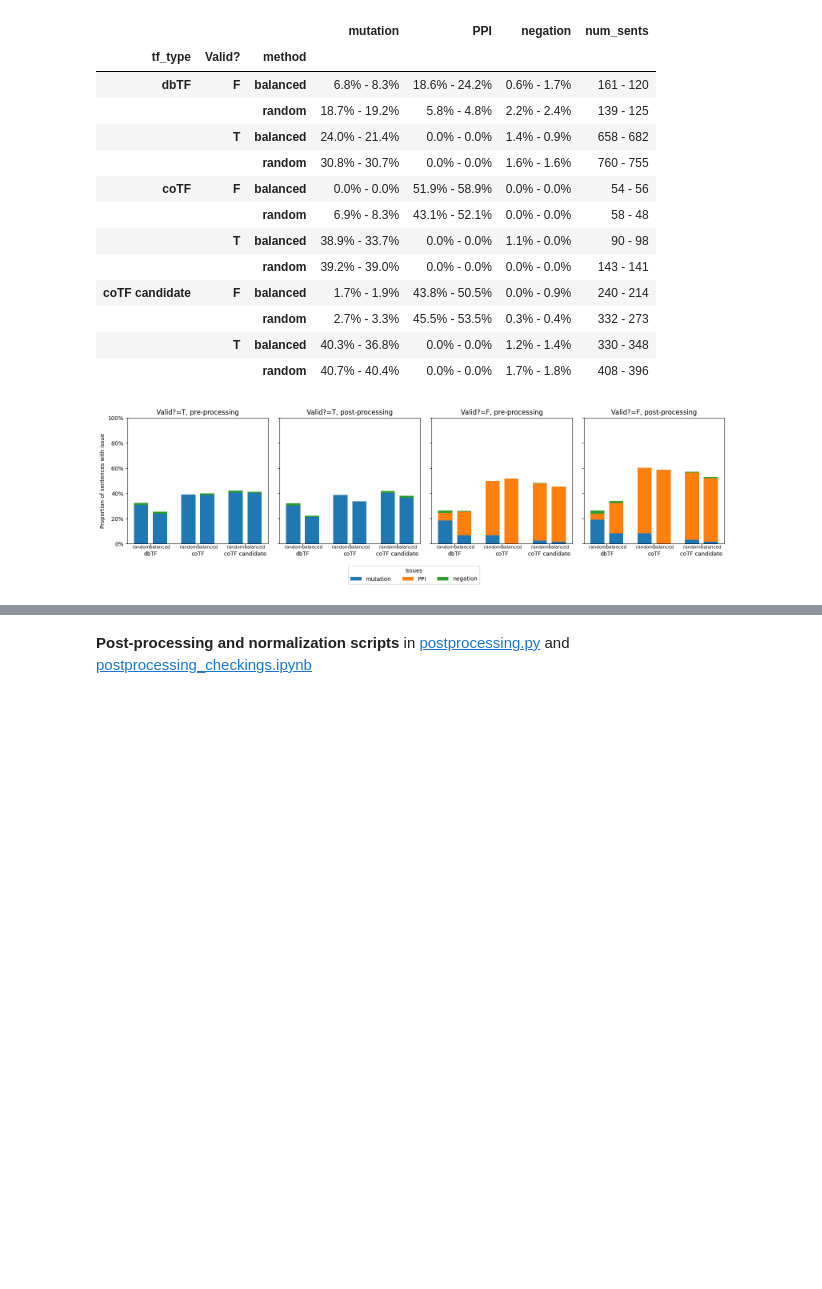
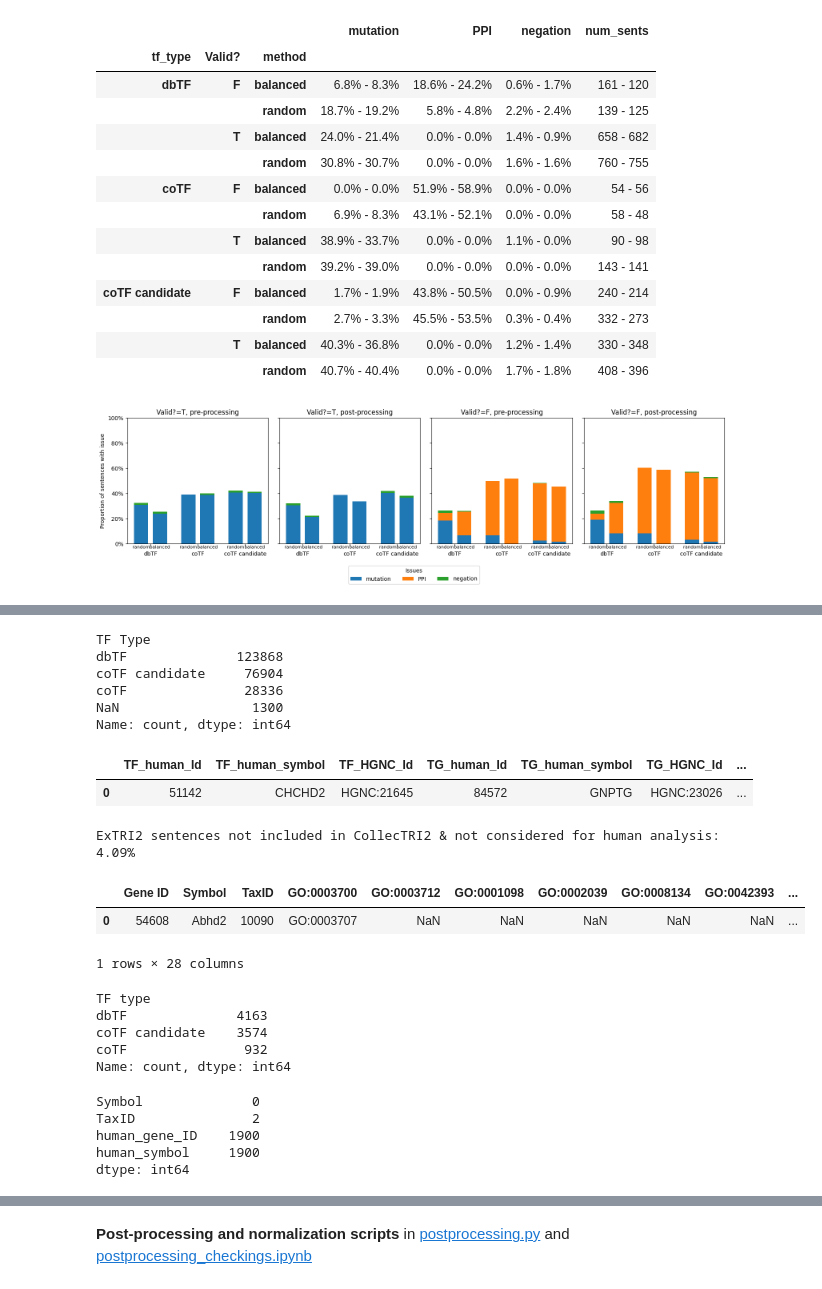
Before and after one commit to Rbbt-Workflows/ExTRI2, a Jupyter notebook: analysis/repo_to_paper.ipynb, the cells around one changed output, grey strips where cells are left out. Cells and saved outputs as stored; diff of their text form; code cells hidden in the pictures; blank space fills up the shorter version.

```diff
--- a/analysis/repo_to_paper.ipynb
+++ b/analysis/repo_to_paper.ipynb
@@ -1156,0 +1269,9 @@ Number of retrieved human dbTFs
+# %%
+collectri2_regulome['TF Type'].value_counts(dropna=False)
+# %% [output]
+TF Type
+dbTF              123868
+coTF candidate     76904
+coTF               28336
+NaN                 1300
+Name: count, dtype: int64
@@ -1156,0 +1290,39 @@ Number of retrieved human dbTFs
+# %%
+# SHOW EXTRI2 RELEVANT COLUMNS AND ROWS NOT INCLUDED IN COLLECTRI2 / HUMAN ANALYSIS
+display(ExTRI2_df[[c for c in ExTRI2_df.columns if ("human" in c) or ("HGNC" in c)]].head(1))
+
+# Get the proportion of ExTRI2 sentences not considered for human analysis or CollecTRI
+to_discard_m = (
+     ExTRI2_df['TF_human_symbol'].str.contains(';') |
+    (ExTRI2_df['TF_human_symbol'] == 'None') | (ExTRI2_df['TF_human_symbol'].isna()) |
+     ExTRI2_df['TG_human_symbol'].str.contains(';') |
+    (ExTRI2_df['TG_human_symbol'] == 'None') | (ExTRI2_df['TG_human_symbol'].isna())
+)
+print(f"ExTRI2 sentences not included in CollecTRI2 & not considered for human analysis: {to_discard_m.mean():.2%}")
+
+# Ensure all "TF_human_symbol" are in all_human_genes
+m = ~ExTRI2_df['TF_human_symbol'].isin(all_human_genes['Symbol']) & ~to_discard_m
+assert m.sum() == 0, f"{m.sum()} TFs are not in all_human_genes"
+# %% [output]
+|  | TF_human_Id | TF_human_symbol | TF_HGNC_Id | TG_human_Id | TG_human_symbol | TG_HGNC_Id | ... |
+| 0 | 51142 | CHCHD2 | HGNC:21645 | 84572 | GNPTG | HGNC:23026 | ... |
+ExTRI2 sentences not included in CollecTRI2 & not considered for human analysis: 4.09%
+# %%
+with pd.option_context("display.max_colwidth", None):
+    display(all_TFs_df.head(1))
+    display(all_TFs_df['TF type'].value_counts(dropna=False))
+    display(all_TFs_df[['Symbol', 'TaxID', 'human_gene_ID', 'human_symbol']].isna().sum())
+# %% [output]
+|  | Gene ID | Symbol | TaxID | GO:0003700 | GO:0003712 | GO:0001098 | GO:0002039 | GO:0008134 | GO:0042393 | ... |
+| 0 | 54608 | Abhd2 | 10090 | GO:0003707 | NaN | NaN | NaN | NaN | NaN | ... |
+1 rows × 28 columns
+TF type
+dbTF              4163
+coTF candidate    3574
+coTF               932
+Name: count, dtype: int64
+Symbol              0
+TaxID               2
+human_gene_ID    1900
+human_symbol     1900
+dtype: int64
```
Also changed, not shown: parts of 43 cells of this notebook, 1 other file.
